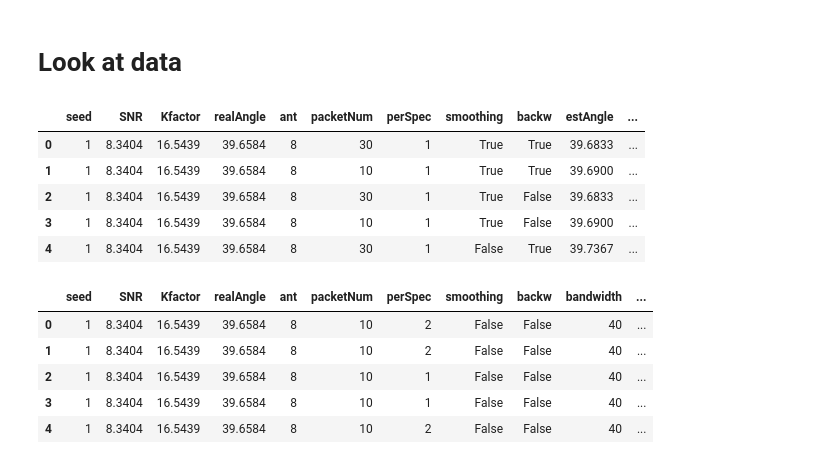
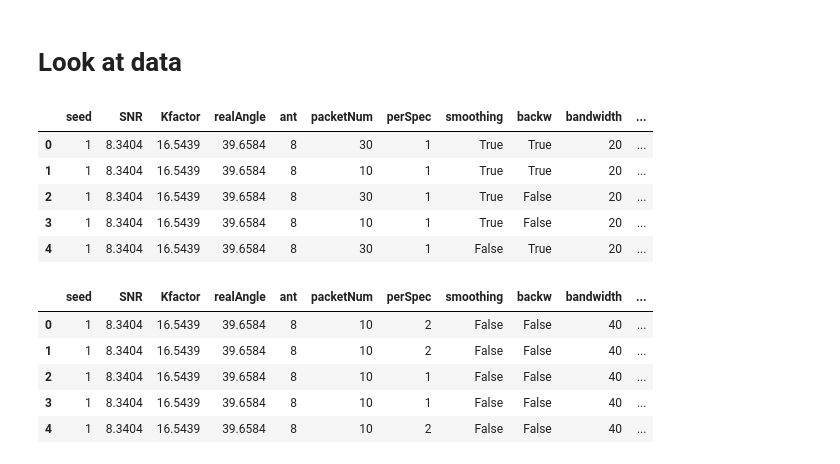
Before and after one commit to MolVlad/Angle-of-Arrival-Estimation-Simulation, a Jupyter notebook: results.ipynb, the cells around one changed output. Drawn from its saved outputs; the diff is of its cells as text; code cells hidden in the pictures.

```diff
--- a/results.ipynb
+++ b/results.ipynb
@@ -9,9 +9,11 @@ arr=pd.read_csv('../music/experiment/ArraytrackResults.txt', delimiter='\t')
 arr['perSpec'] = 1
 arr['smoothing'] = arr['subArrNum'] > 1
 arr['backw'] = arr['backwSmth'] == 1
+arr['bandwidth'] = 20
+arr['decimation'] = False
 
 cols = arr.columns.tolist()
-cols = [cols[2]] + cols[3:6] + [cols[0]] + cols[-4:-1] + [cols[-1]] + cols[6:11]
+cols = [cols[2]] + cols[3:6] + [cols[0]] + cols[-6:-3] + [cols[-3]] + cols[-2:] + cols[6:11]
 arr = arr[cols]
 arr['errorNextAngle'] = abs(arr.nextAngle - arr.realAngle)
 # %%
@@ -47,14 +68,14 @@ spotfi['spectrumsNum'] = (spotfi.packetNum / spotfi.perSpec)
 # %% [markdown]
 # Look at data
 # %%
-arr.head()backwSmth
+arr.head()
 # %% [output]
-|  | seed | SNR | Kfactor | realAngle | ant | packetNum | perSpec | smoothing | backw | estAngle | ... |
-| 0 | 1 | 8.3404 | 16.5439 | 39.6584 | 8 | 30 | 1 | True | True | 39.6833 | ... |
-| 1 | 1 | 8.3404 | 16.5439 | 39.6584 | 8 | 10 | 1 | True | True | 39.6900 | ... |
-| 2 | 1 | 8.3404 | 16.5439 | 39.6584 | 8 | 30 | 1 | True | False | 39.6833 | ... |
-| 3 | 1 | 8.3404 | 16.5439 | 39.6584 | 8 | 10 | 1 | True | False | 39.6900 | ... |
-| 4 | 1 | 8.3404 | 16.5439 | 39.6584 | 8 | 30 | 1 | False | True | 39.7367 | ... |
+|  | seed | SNR | Kfactor | realAngle | ant | packetNum | perSpec | smoothing | backw | bandwidth | ... |
+| 0 | 1 | 8.3404 | 16.5439 | 39.6584 | 8 | 30 | 1 | True | True | 20 | ... |
+| 1 | 1 | 8.3404 | 16.5439 | 39.6584 | 8 | 10 | 1 | True | True | 20 | ... |
+| 2 | 1 | 8.3404 | 16.5439 | 39.6584 | 8 | 30 | 1 | True | False | 20 | ... |
+| 3 | 1 | 8.3404 | 16.5439 | 39.6584 | 8 | 10 | 1 | True | False | 20 | ... |
+| 4 | 1 | 8.3404 | 16.5439 | 39.6584 | 8 | 30 | 1 | False | True | 20 | ... |
 # %%
 ori.head()
 # %% [output]
```
Also changed, not shown: parts of 123 cells of this notebook, 4 other files.
